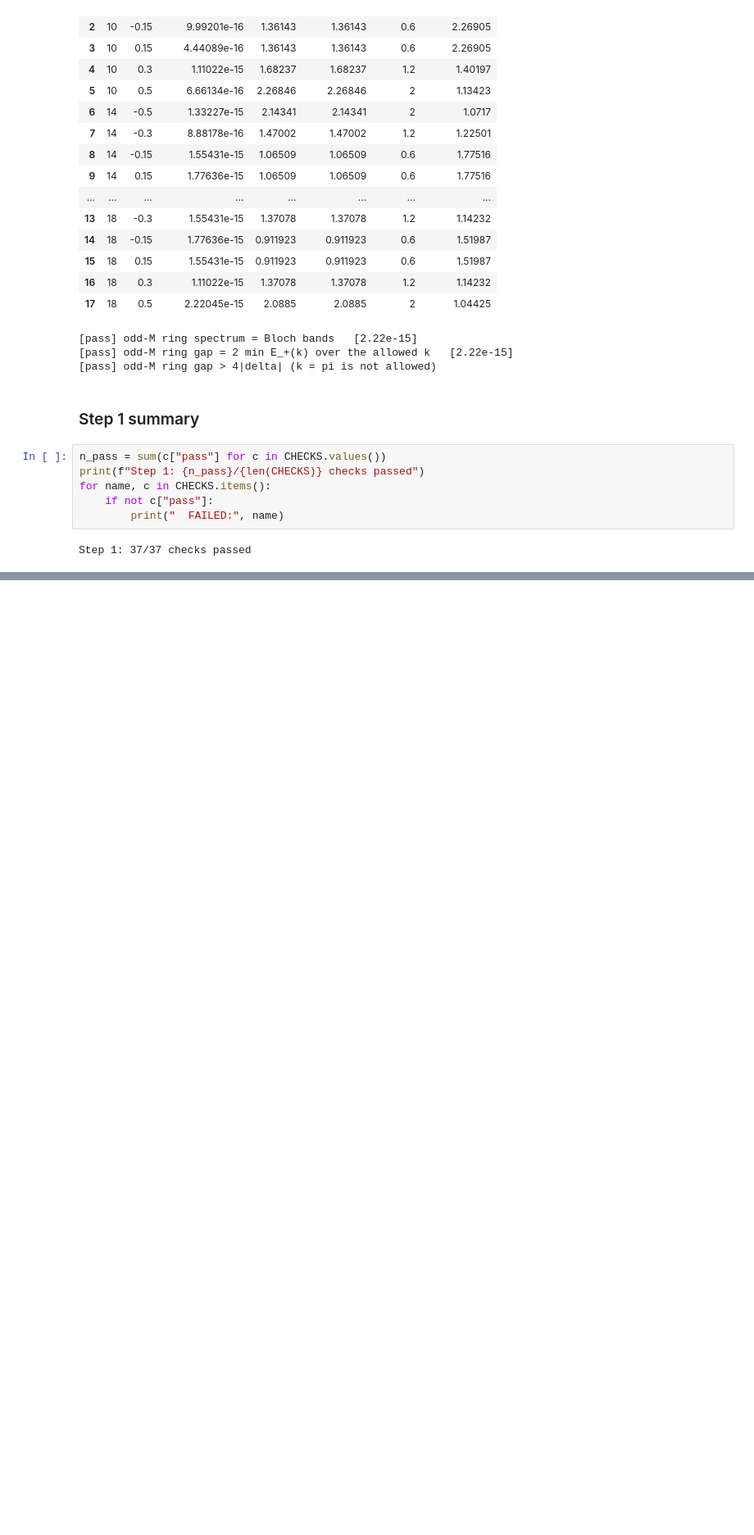
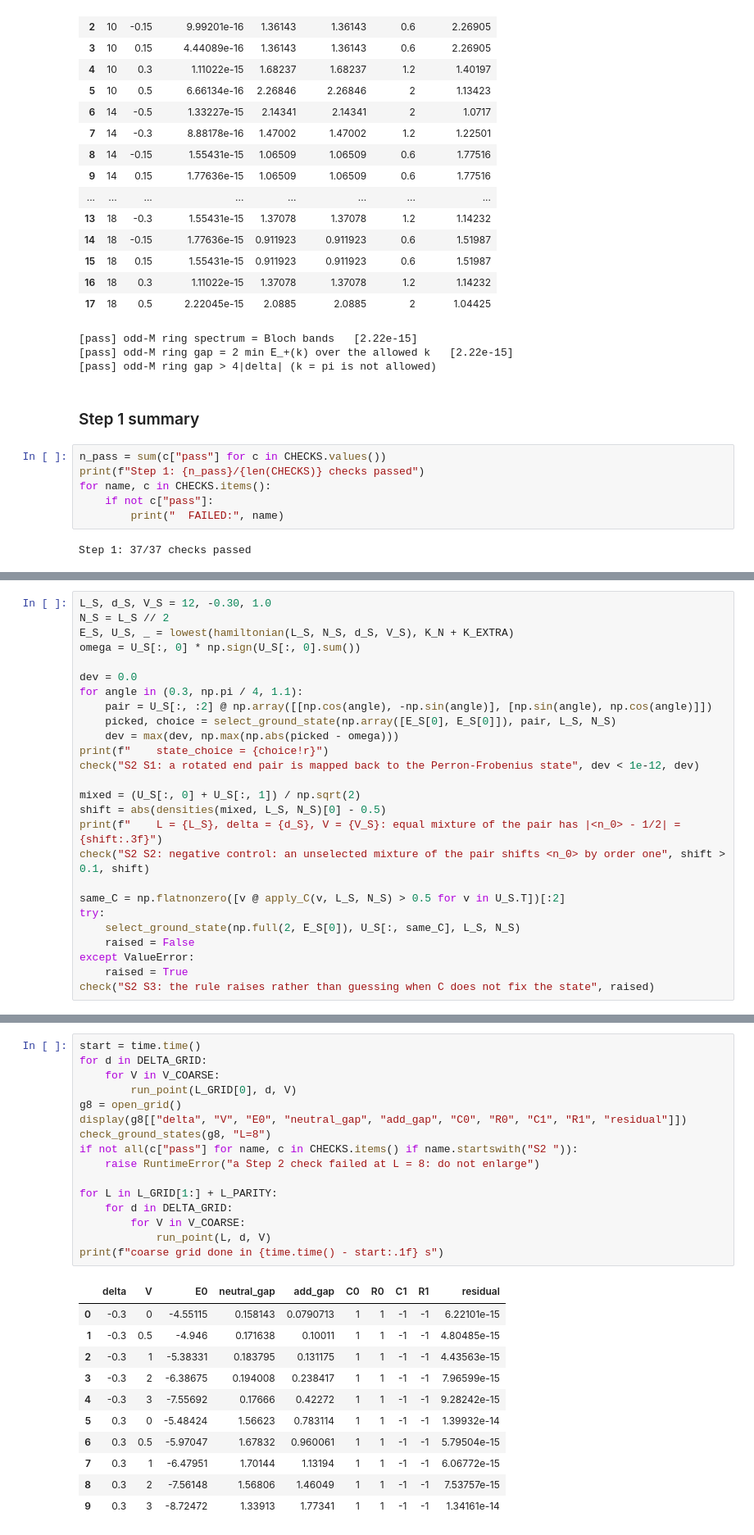
Before and after one commit to kavish707/ssh-model-project, a Jupyter notebook: project_A.ipynb, the cells around one changed output, grey strips where cells are left out. Shown at 82% size. Saved outputs shown, nothing was run; the diff lists cells and outputs as text; blank space fills up the shorter version.

```diff
--- a/project_A.ipynb
+++ b/project_A.ipynb
@@ -662,0 +1466,26 @@ Step 1: 37/37 checks passed
+# %%
+L_S, d_S, V_S = 12, -0.30, 1.0
+N_S = L_S // 2
+E_S, U_S, _ = lowest(hamiltonian(L_S, N_S, d_S, V_S), K_N + K_EXTRA)
+omega = U_S[:, 0] * np.sign(U_S[:, 0].sum())
+
+dev = 0.0
+for angle in (0.3, np.pi / 4, 1.1):
+    pair = U_S[:, :2] @ np.array([[np.cos(angle), -np.sin(angle)], [np.sin(angle), np.cos(angle)]])
+    picked, choice = select_ground_state(np.array([E_S[0], E_S[0]]), pair, L_S, N_S)
+    dev = max(dev, np.max(np.abs(picked - omega)))
+print(f"    state_choice = {choice!r}")
+check("S2 S1: a rotated end pair is mapped back to the Perron-Frobenius state", dev < 1e-12, dev)
+
+mixed = (U_S[:, 0] + U_S[:, 1]) / np.sqrt(2)
+shift = abs(densities(mixed, L_S, N_S)[0] - 0.5)
+print(f"    L = {L_S}, delta = {d_S}, V = {V_S}: equal mixture of the pair has |<n_0> - 1/2| = {shift:.3f}")
+check("S2 S2: negative control: an unselected mixture of the pair shifts <n_0> by order one", shift > 0.1, shift)
+
+same_C = np.flatnonzero([v @ apply_C(v, L_S, N_S) > 0.5 for v in U_S.T])[:2]
+try:
+    select_ground_state(np.full(2, E_S[0]), U_S[:, same_C], L_S, N_S)
+    raised = False
+except ValueError:
+    raised = True
+check("S2 S3: the rule raises rather than guessing when C does not fix the state", raised)
@@ -662,0 +1587,28 @@ Step 1: 37/37 checks passed
+# %%
+start = time.time()
+for d in DELTA_GRID:
+    for V in V_COARSE:
+        run_point(L_GRID[0], d, V)
+g8 = open_grid()
+display(g8[["delta", "V", "E0", "neutral_gap", "add_gap", "C0", "R0", "C1", "R1", "residual"]])
+check_ground_states(g8, "L=8")
+if not all(c["pass"] for name, c in CHECKS.items() if name.startswith("S2 ")):
+    raise RuntimeError("a Step 2 check failed at L = 8: do not enlarge")
+
+for L in L_GRID[1:] + L_PARITY:
+    for d in DELTA_GRID:
+        for V in V_COARSE:
+            run_point(L, d, V)
+print(f"coarse grid done in {time.time() - start:.1f} s")
+# %% [output]
+|  | delta | V | E0 | neutral_gap | add_gap | C0 | R0 | C1 | R1 | residual |
+| 0 | -0.3 | 0 | -4.55115 | 0.158143 | 0.0790713 | 1 | 1 | -1 | -1 | 6.22101e-15 |
+| 1 | -0.3 | 0.5 | -4.946 | 0.171638 | 0.10011 | 1 | 1 | -1 | -1 | 4.80485e-15 |
+| 2 | -0.3 | 1 | -5.38331 | 0.183795 | 0.131175 | 1 | 1 | -1 | -1 | 4.43563e-15 |
+| 3 | -0.3 | 2 | -6.38675 | 0.194008 | 0.238417 | 1 | 1 | -1 | -1 | 7.96599e-15 |
+| 4 | -0.3 | 3 | -7.55692 | 0.17666 | 0.42272 | 1 | 1 | -1 | -1 | 9.28242e-15 |
+| 5 | 0.3 | 0 | -5.48424 | 1.56623 | 0.783114 | 1 | 1 | -1 | -1 | 1.39932e-14 |
+| 6 | 0.3 | 0.5 | -5.97047 | 1.67832 | 0.960061 | 1 | 1 | -1 | -1 | 5.79504e-15 |
+| 7 | 0.3 | 1 | -6.47951 | 1.70144 | 1.13194 | 1 | 1 | -1 | -1 | 6.06772e-15 |
+| 8 | 0.3 | 2 | -7.56148 | 1.56806 | 1.46049 | 1 | 1 | -1 | -1 | 7.53757e-15 |
+| 9 | 0.3 | 3 | -8.72472 | 1.33913 | 1.77341 | 1 | 1 | -1 | -1 | 1.34161e-14 |
```
Also changed, not shown: parts of 33 cells of this notebook, 9 other files.
